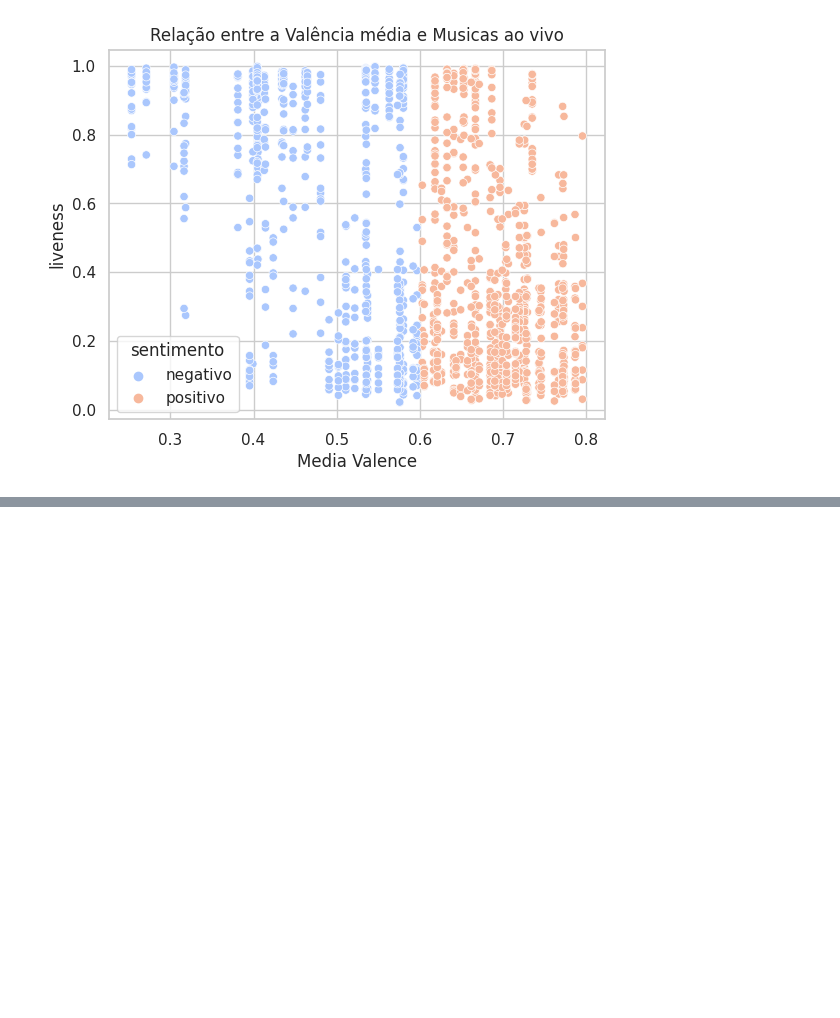
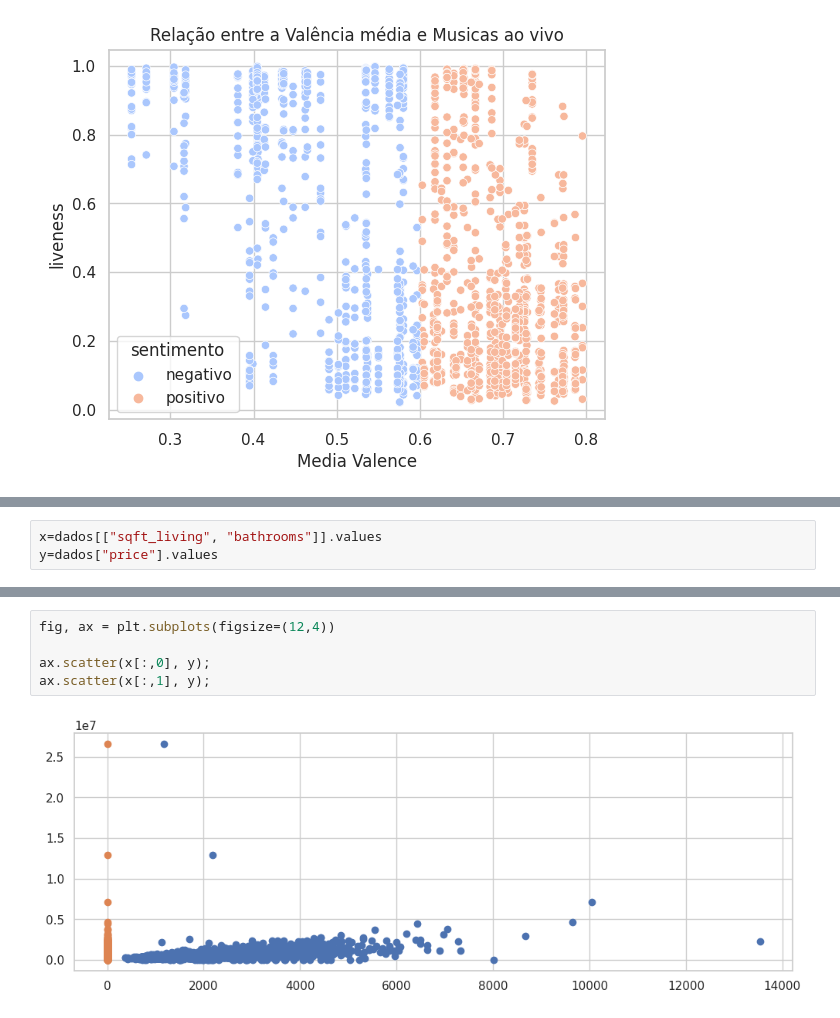
Before and after one commit to aloisiok1/Machine-Learning-com-Python, a Jupyter notebook: Machine_Learning_com_python.ipynb, the cells around one changed output, grey strips where cells are left out. Cells and saved outputs as stored; diff of their text form; blank space fills up the shorter version.

```diff
--- a/Machine_Learning_com_python.ipynb
+++ b/Machine_Learning_com_python.ipynb
@@ -1209,0 +1236,3 @@ plt.show()
+# %%
+x=dados[["sqft_living", "bathrooms"]].values
+y=dados["price"].values
@@ -1209,0 +1249,7 @@ plt.show()
+# %%
+fig, ax = plt.subplots(figsize=(12,4))
+
+ax.scatter(x[:,0], y);
+ax.scatter(x[:,1], y);
+# %% [output]
+[figure, added]
```
Also changed, not shown: parts of 11 cells of this notebook, 2 other files.
